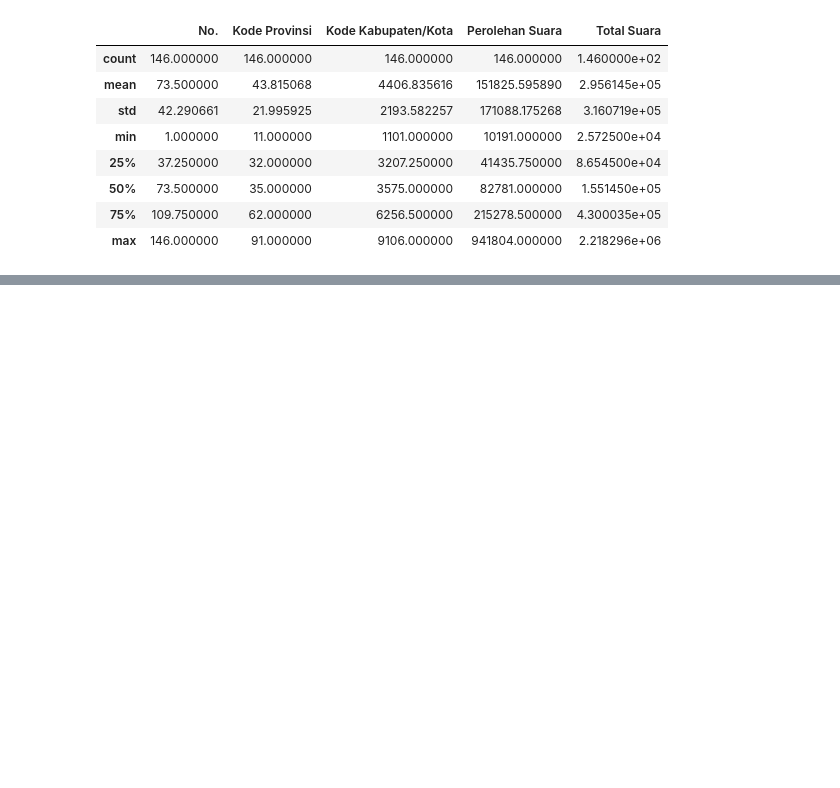
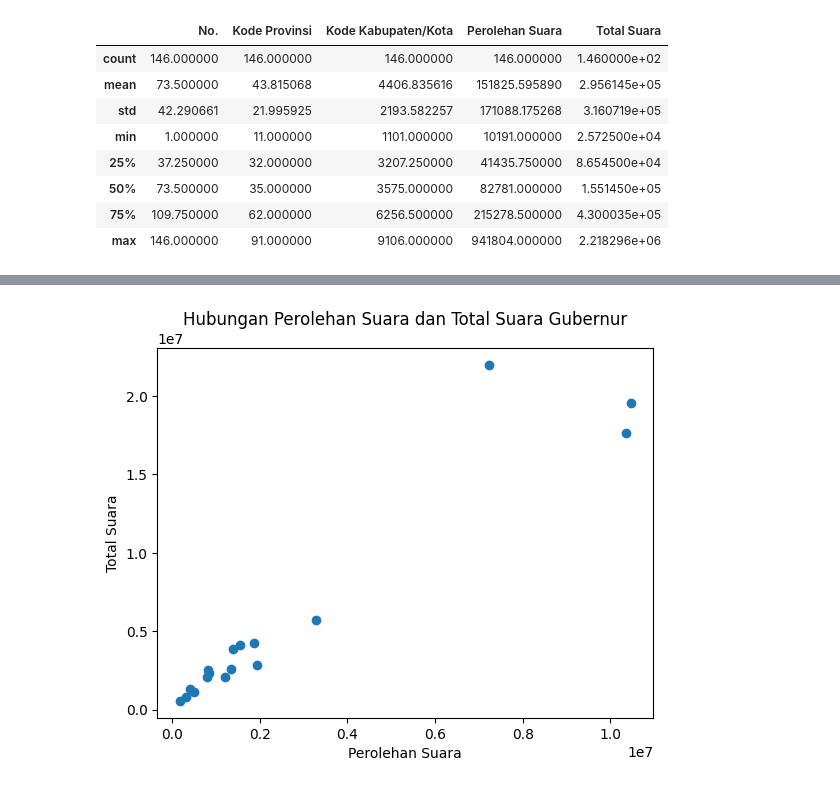
Before and after one commit to LatiefDataVisionary/eda-college-task, a Jupyter notebook: Tgs_EDA_pilkada.ipynb, the cells around one changed output, grey strips where cells are left out. Saved outputs shown, nothing was run; the diff lists cells and outputs as text; code cells hidden in the pictures; blank space fills up the shorter version.

```diff
--- a/Tgs_EDA_pilkada.ipynb
+++ b/Tgs_EDA_pilkada.ipynb
@@ -110,0 +157,8 @@ df_bupati_walkot.describe()
+# %%
+plt.scatter(df_gubernur['Perolehan Suara'], df_gubernur['Total Suara'])
+plt.title('Hubungan Perolehan Suara dan Total Suara Gubernur')
+plt.xlabel('Perolehan Suara')
+plt.ylabel('Total Suara')
+plt.show()
+# %% [output]
+[figure, added]
```
Also changed, not shown: parts of 10 cells of this notebook.
